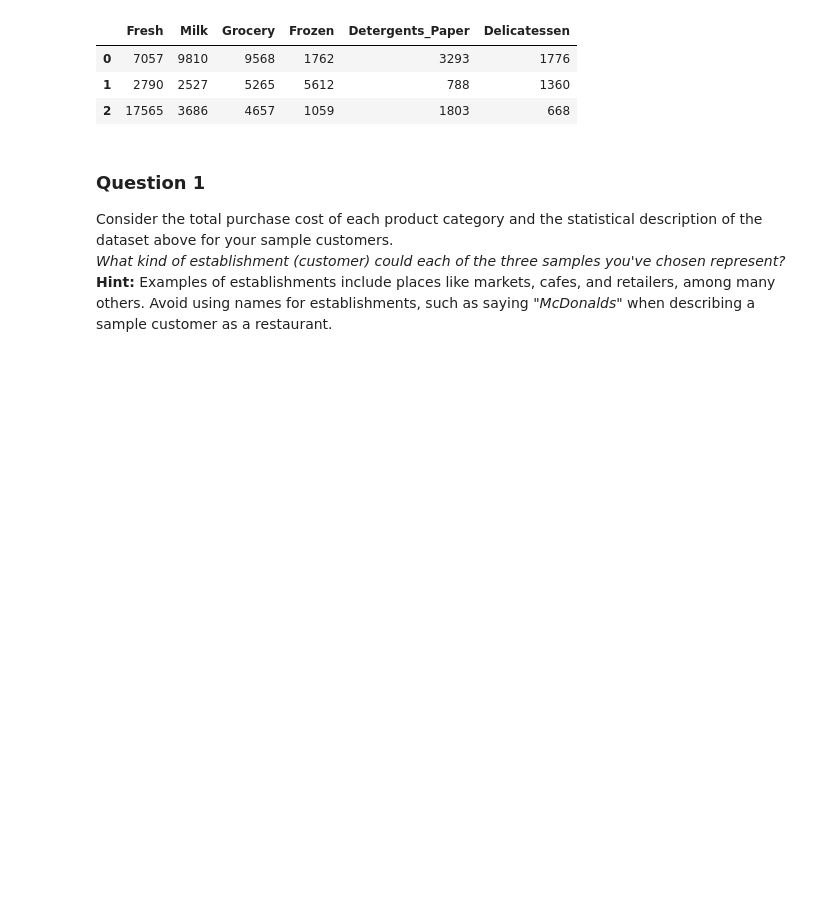
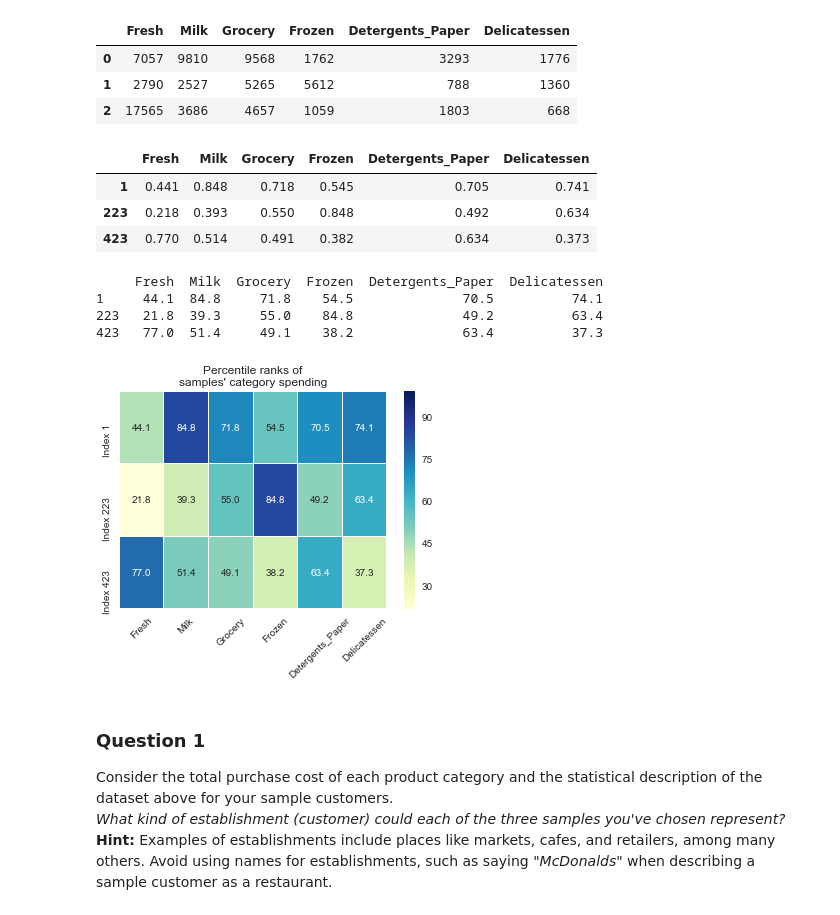
Before and after one commit to leosartaj/udacity_ml, a Jupyter notebook: customer_segments/customer_segments.ipynb, the cells around one changed output. Cells and saved outputs as stored; diff of their text form; code cells hidden in the pictures; blank space fills up the shorter version.

```diff
--- a/customer_segments/customer_segments.ipynb
+++ b/customer_segments/customer_segments.ipynb
@@ -74,6 +74,28 @@ Chosen samples of wholesale customers dataset:
 | 0 | 7057 | 9810 | 9568 | 1762 | 3293 | 1776 |
 | 1 | 2790 | 2527 | 5265 | 5612 | 788 | 1360 |
 | 2 | 17565 | 3686 | 4657 | 1059 | 1803 | 668 |
+# %%
+data.rank(axis=0, pct=True).iloc[indices].round(decimals=3)
+# %% [output]
+|  | Fresh | Milk | Grocery | Frozen | Detergents_Paper | Delicatessen |
+| 1 | 0.441 | 0.848 | 0.718 | 0.545 | 0.705 | 0.741 |
+| 223 | 0.218 | 0.393 | 0.550 | 0.848 | 0.492 | 0.634 |
+| 423 | 0.770 | 0.514 | 0.491 | 0.382 | 0.634 | 0.373 |
+# %%
+# look at percentile ranks
+pcts = 100. * data.rank(axis=0, pct=True).iloc[indices].round(decimals=3)
+print pcts
+
+# visualize percentiles with heatmap
+sns.heatmap(pcts, yticklabels=['Index '+str(x) for x in indices], annot=True, linewidth=.1, vmax=99, fmt='.1f', cmap='YlGnBu')
+plt.title('Percentile ranks of\nsamples\' category spending')
+plt.xticks(rotation=45, ha='center');
+# %% [output]
+     Fresh  Milk  Grocery  Frozen  Detergents_Paper  Delicatessen
+1     44.1  84.8     71.8    54.5              70.5          74.1
+223   21.8  39.3     55.0    84.8              49.2          63.4
+423   77.0  51.4     49.1    38.2              63.4          37.3
+[figure, added]
 # %% [markdown]
 ### Question 1
 Consider the total purchase cost of each product category and the statistical description of the dataset above for your sample customers.
```
Also changed, not shown: parts of 3 cells of this notebook, 1 other file.
